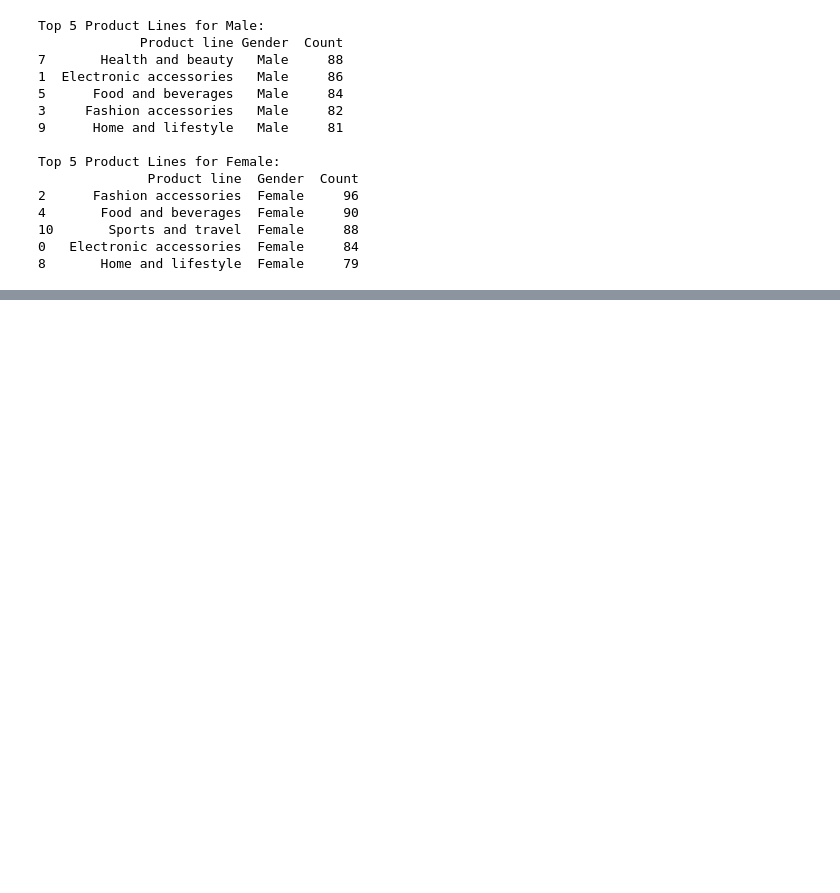
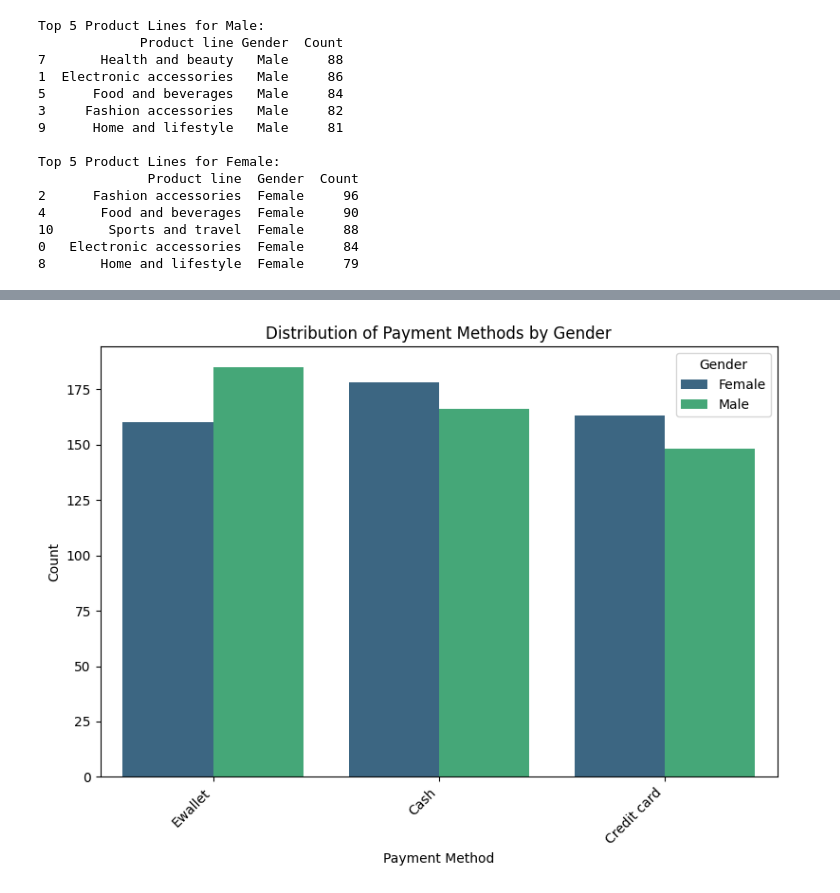
Before and after one commit to SurekhaBerlin/Walmart-Sales-Data-Analysis-Sample, a Jupyter notebook: WalmartSalesDataAnalysis.ipynb, the cells around one changed output, grey strips where cells are left out. Cells and saved outputs as stored; diff of their text form; code cells hidden in the pictures; blank space fills up the shorter version.

```diff
--- a/WalmartSalesDataAnalysis.ipynb
+++ b/WalmartSalesDataAnalysis.ipynb
@@ -330,0 +347,13 @@ Passing `palette` without assigning `hue` is deprecated and will be removed in v
+# %%
+# Plotting
+plt.figure(figsize=(8, 6))
+sns.countplot(data=sales, x='Payment', hue='Gender', palette='viridis')
+plt.title('Distribution of Payment Methods by Gender')
+plt.xlabel('Payment Method')
+plt.ylabel('Count')
+plt.xticks(rotation=45, ha='right')
+plt.legend(title='Gender')
+plt.tight_layout()
+plt.show()
+# %% [output]
+[figure, added]
```
Also changed, not shown: parts of 11 cells of this notebook.
